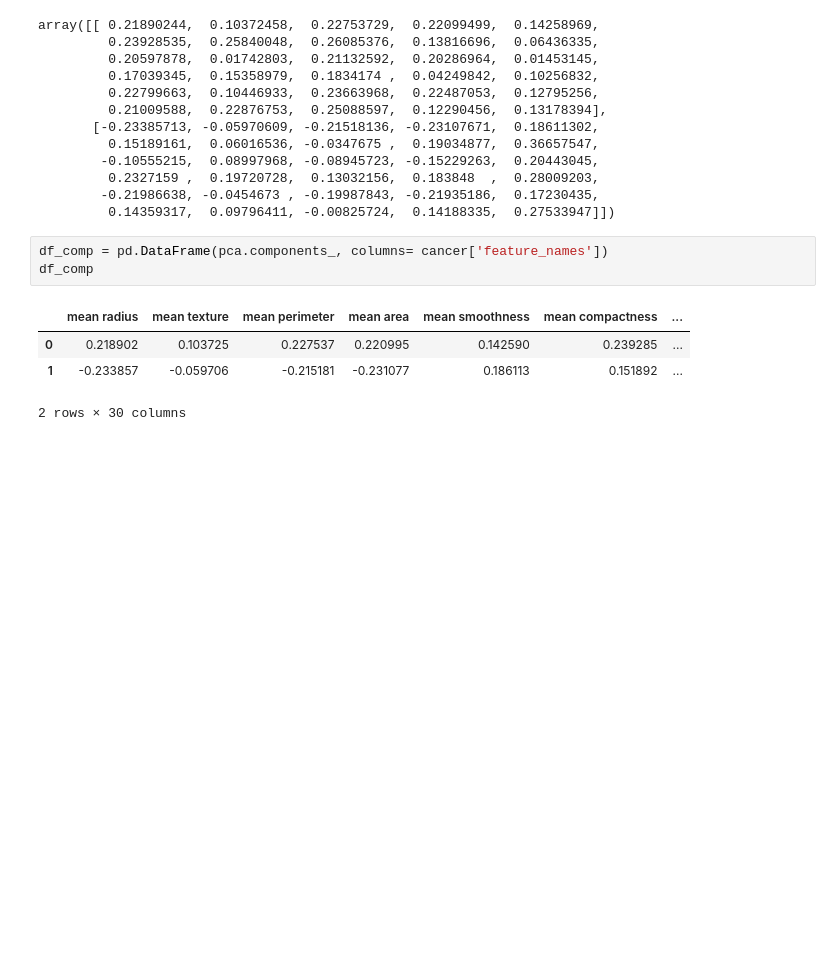
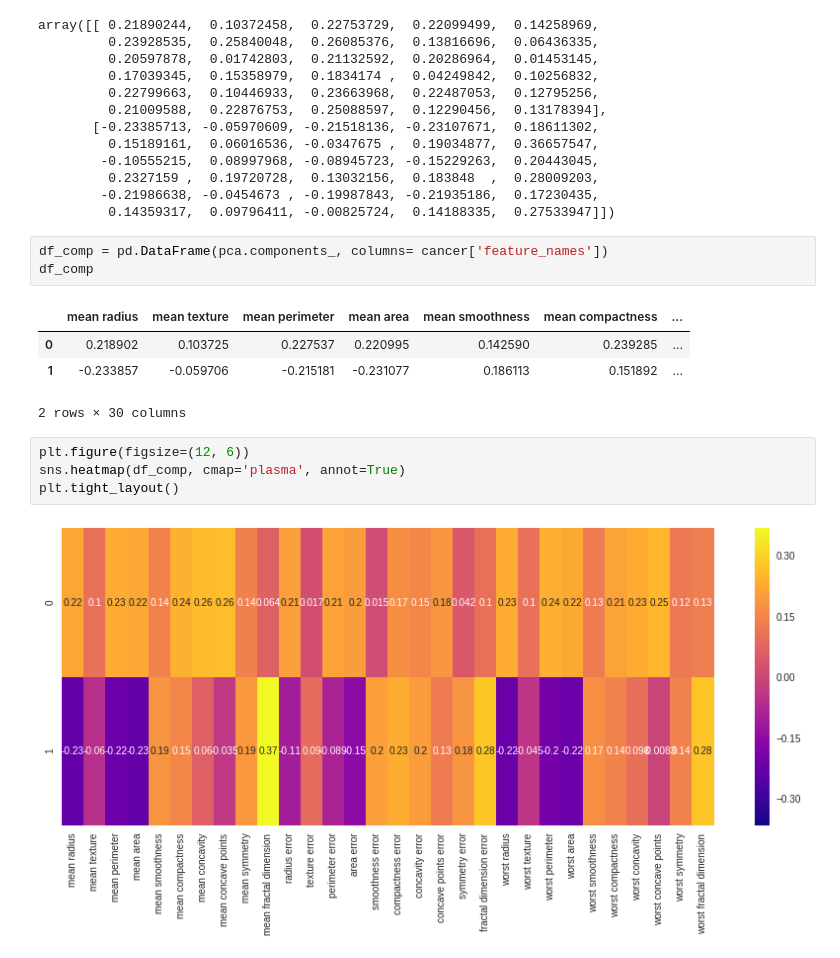
Before and after one commit to fagundesdeveloper/machine-learning-toolbox, a Jupyter notebook: Principal Component Analysis.ipynb, the cells around one changed output. Saved outputs shown, nothing was run; the diff lists cells and outputs as text; blank space fills up the shorter version.

```diff
--- a/Principal Component Analysis.ipynb
+++ b/Principal Component Analysis.ipynb
@@ -192,3 +199,9 @@ df_comp
 | 0 | 0.218902 | 0.103725 | 0.227537 | 0.220995 | 0.142590 | 0.239285 | ... |
 | 1 | -0.233857 | -0.059706 | -0.215181 | -0.231077 | 0.186113 | 0.151892 | ... |
 2 rows × 30 columns
+# %%
+plt.figure(figsize=(12, 6))
+sns.heatmap(df_comp, cmap='plasma', annot=True)
+plt.tight_layout()
+# %% [output]
+[figure, added]
```
Also changed, not shown: parts of 3 cells of this notebook, 3 other files.
